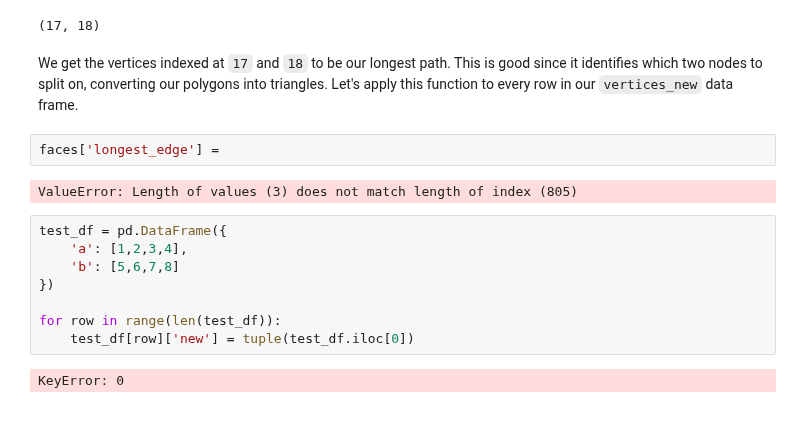
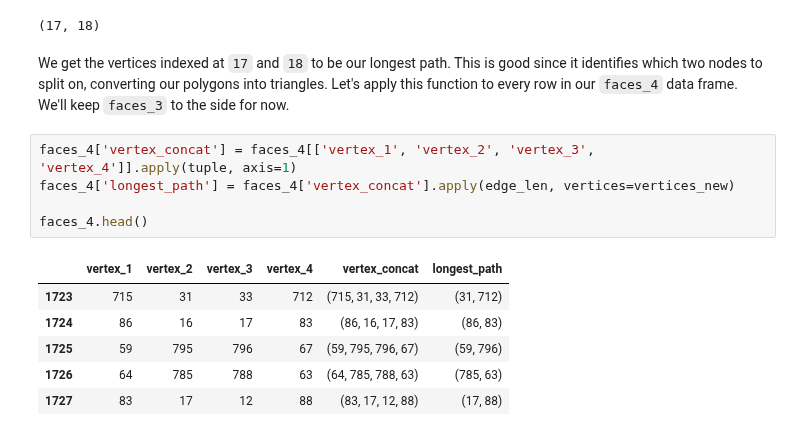
Before and after one commit to suryashch/3d_modelling, a Jupyter notebook: reducing-mesh-density/notebooks/obj-eda.ipynb, the cells around one changed output. Saved outputs shown, nothing was run; the diff lists cells and outputs as text.

Commit message:
fixed edge_len function

```diff
--- a/reducing-mesh-density/notebooks/obj-eda.ipynb
+++ b/reducing-mesh-density/notebooks/obj-eda.ipynb
@@ -449,18 +531,16 @@ print(results_test)
 # %% [output]
 (17, 18)
 # %% [markdown]
-We get the vertices indexed at `17` and `18` to be our longest path. This is good since it identifies which two nodes to split on, converting our polygons into triangles. Let's apply this function to every row in our `vertices_new` data frame.
+We get the vertices indexed at `17` and `18` to be our longest path. This is good since it identifies which two nodes to split on, converting our polygons into triangles. Let's apply this function to every row in our `faces_4` data frame. We'll keep `faces_3` to the side for now.
 # %%
-faces['longest_edge'] =
+faces_4['vertex_concat'] = faces_4[['vertex_1', 'vertex_2', 'vertex_3', 'vertex_4']].apply(tuple, axis=1)
+faces_4['longest_path'] = faces_4['vertex_concat'].apply(edge_len, vertices=vertices_new)
+
+faces_4.head()
 # %% [output]
-ValueError: Length of values (3) does not match length of index (805)
+|  | vertex_1 | vertex_2 | vertex_3 | vertex_4 | vertex_concat | longest_path |
+| 1723 | 715 | 31 | 33 | 712 | (715, 31, 33, 712) | (31, 712) |
+| 1724 | 86 | 16 | 17 | 83 | (86, 16, 17, 83) | (86, 83) |
+| 1725 | 59 | 795 | 796 | 67 | (59, 795, 796, 67) | (59, 796) |
+| 1726 | 64 | 785 | 788 | 63 | (64, 785, 788, 63) | (785, 63) |
+| 1727 | 83 | 17 | 12 | 88 | (83, 17, 12, 88) | (17, 88) |
-# %%
-test_df = pd.DataFrame({
-    'a': [1,2,3,4],
-    'b': [5,6,7,8]
-})
-
-for row in range(len(test_df)):
-    test_df[row]['new'] = tuple(test_df.iloc[0])
-# %% [output]
-KeyError: 0
```
Also changed, not shown: parts of 13 cells of this notebook.
